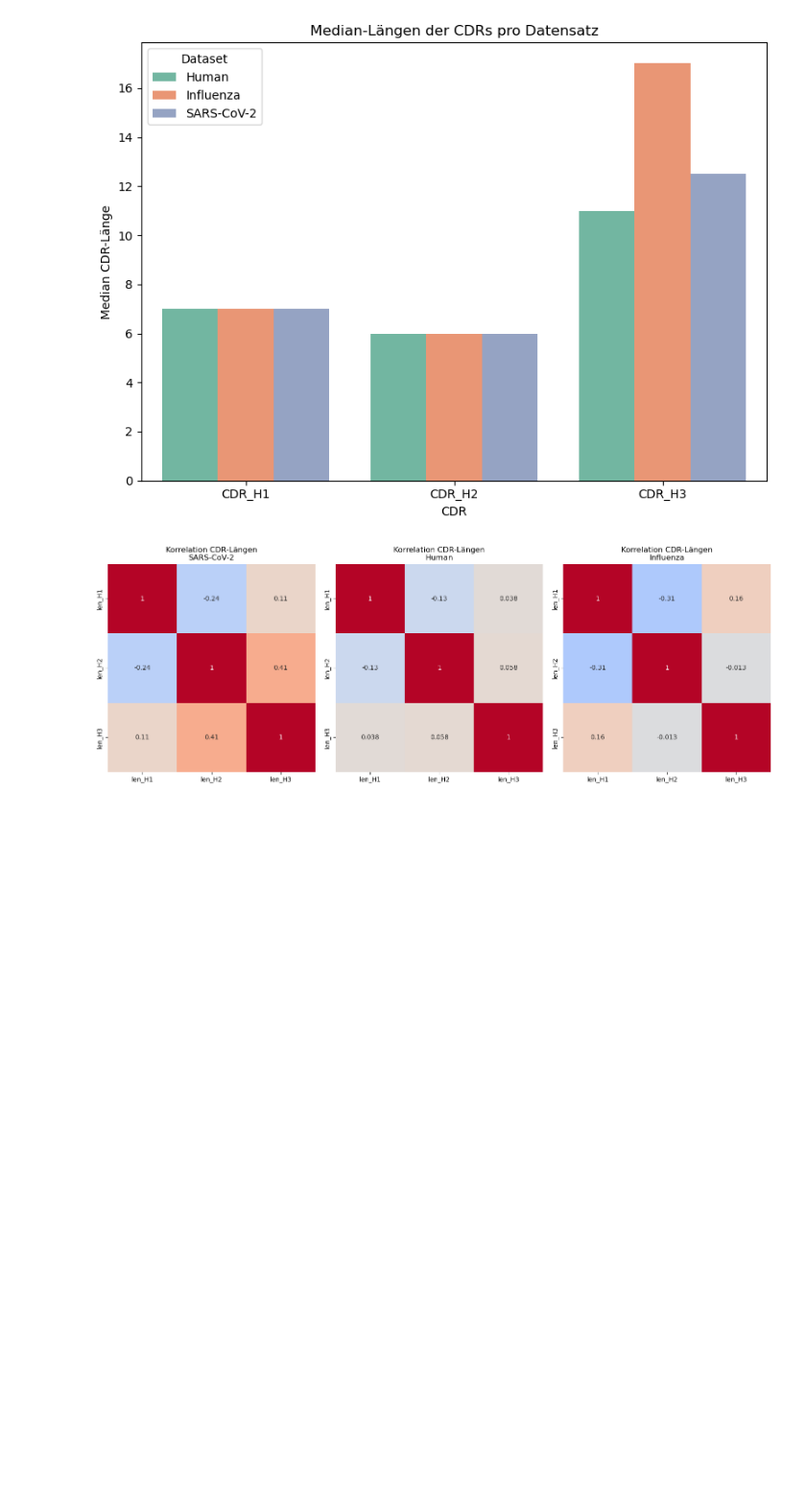
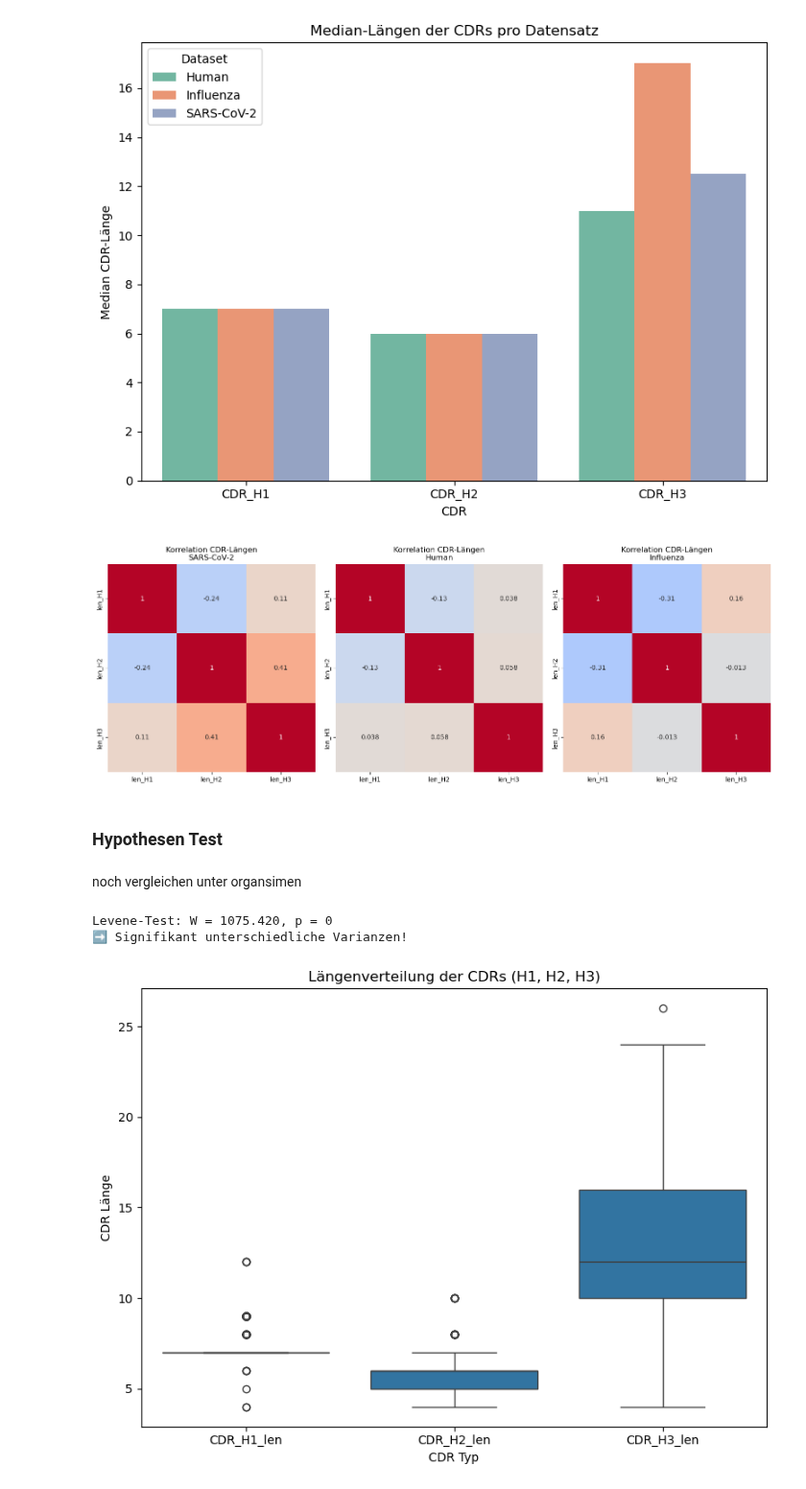
Before and after one commit to datascience-2025-group4/group04-team02, a Jupyter notebook: data cleanup/03_analysislengthAS.ipynb, the cells around one changed output. Shown at 96% size. Cells and saved outputs as stored; diff of their text form; code cells hidden in the pictures; blank space fills up the shorter version.

Commit message:
length analysis, hypothesis test

```diff
--- a/data cleanup/03_analysislengthAS.ipynb
+++ b/data cleanup/03_analysislengthAS.ipynb
@@ -30,2 +14,5 @@ Successfully installed seaborn-0.13.2
 # %%
-data_corona = pd.read_csv('sars_cov2_cdr_seq.tsv', sep='\t')
+data_corona = pd.read_csv(r"C:\Users\clara\group04-team02\data cleanup\sars_cov2_cdr_seq.tsv", sep='\t')
+for i in range(1,4):
+    data_corona[f'len_H{i}'] = data_corona[f'CDR_H{i}'].apply(lambda x: len(x) if isinstance(x, str) else 0)
+print(data_corona[['len_H1', 'len_H2', 'len_H3']])
@@ -409,3 +273,67 @@ plt.tight_layout()
 plt.show()
 # %% [output]
 [figure]
+# %% [markdown]
+### Hypothesen Test
+# %% [markdown]
+noch vergleichen unter organsimen
+# %%
+import pandas as pd
+import seaborn as sns
+import matplotlib.pyplot as plt
+from scipy.stats import levene
+
+# Beispiel-Daten einlesen
+# (ersetze durch deinen Pfad oder DataFrame)
+sars_df = pd.read_csv(r"C:\Users\clara\group04-team02\data cleanup\sars_cov2_cdr_seq.tsv", sep="\t")
+human_df = pd.read_csv(r"C:\Users\clara\group04-team02\data cleanup\human_cdr_seq.tsv", sep="\t")
+influenza_df = pd.read_csv(r"C:\Users\clara\group04-team02\data cleanup\influenza_cdr_seq.tsv", sep="\t")
+
+# Alle in einen DataFrame packen
+def extract_lengths(df, label):
+    return pd.DataFrame({
+        "CDR_H1_len": df["CDR_H1"].str.len(),
+        "CDR_H2_len": df["CDR_H2"].str.len(),
+        "CDR_H3_len": df["CDR_H3"].str.len(),
+        "Source": label
+    })
+
+df_all = pd.concat([
+    extract_lengths(sars_df, "SARS"),
+    extract_lengths(human_df, "Human"),
+    extract_lengths(influenza_df, "Flu")
+])
+
+# Für Levene-Test brauchen wir Listen der Längen
+len_H1 = df_all["CDR_H1_len"].dropna()
+len_H2 = df_all["CDR_H2_len"].dropna()
+len_H3 = df_all["CDR_H3_len"].dropna()
+
+# Levene-Test
+stat, p_value = levene(len_H1, len_H2, len_H3)
+print(f"Levene-Test: W = {stat:.3f}, p = {p_value:.3g}")
+
+# Interpretation
+if p_value < 0.05:
+    print("➡️ Signifikant unterschiedliche Varianzen!")
+else:
+    print("➡️ Keine signifikanten Unterschiede in der Varianz.")
+
+# Boxplot zur Visualisierung
+df_melt = df_all.melt(
+    value_vars=["CDR_H1_len", "CDR_H2_len", "CDR_H3_len"],
+    var_name="CDR",
+    value_name="Length"
+)
+
+plt.figure(figsize=(8,6))
+sns.boxplot(x="CDR", y="Length", data=df_melt)
+plt.title("Längenverteilung der CDRs (H1, H2, H3)")
+plt.ylabel("CDR Länge")
+plt.xlabel("CDR Typ")
+plt.tight_layout()
+plt.show()
+# %% [output]
+Levene-Test: W = 1075.420, p = 0
+➡️ Signifikant unterschiedliche Varianzen!
+[figure, added]
```
Also changed, not shown: parts of 23 cells of this notebook, 2 other files.
